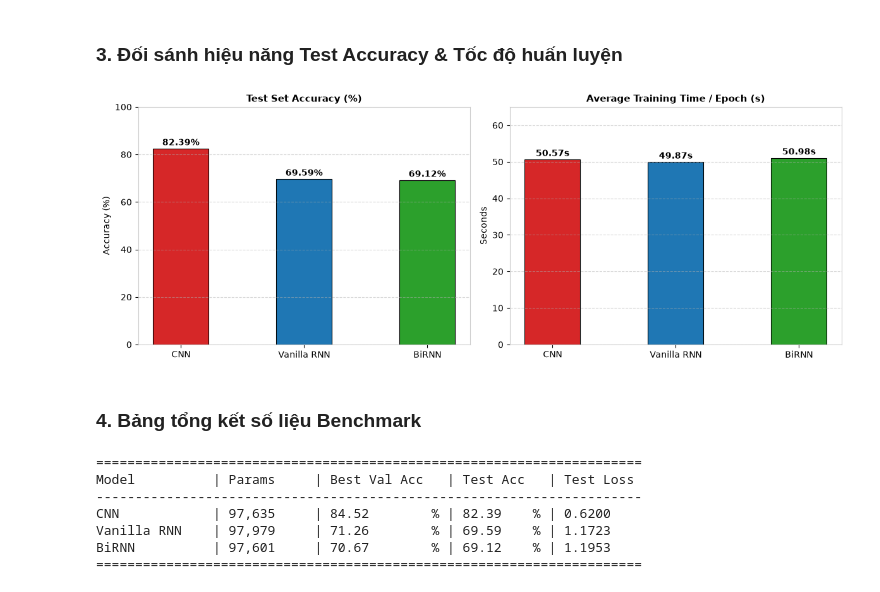
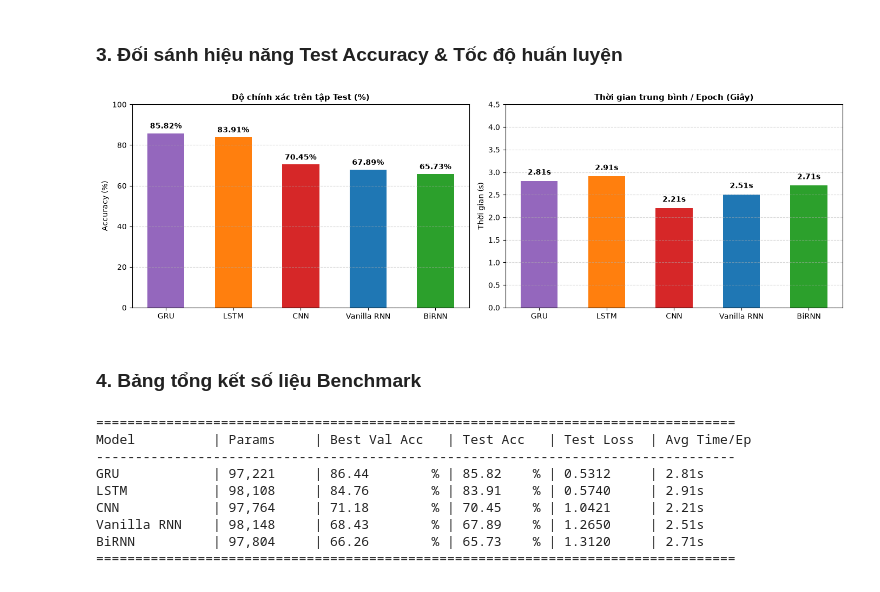
Before and after one commit to nntson2007/isolated-word-recognition, a Jupyter notebook: notebook.ipynb, the cells around one changed output. Saved outputs shown, nothing was run; the diff lists cells and outputs as text; code cells hidden in the pictures.

Commit message:
Bổ sung LSTM GRU và chỉnh Preprocessing

```diff
--- a/notebook.ipynb
+++ b/notebook.ipynb
@@ -125,51 +144,55 @@ plt.show()
 # %% [markdown]
 ### 3. Đối sánh hiệu năng Test Accuracy & Tốc độ huấn luyện
 # %%
-names = list(histories.keys())
-test_accs = [histories[m]["test_acc"] for m in names]
-avg_times = [np.mean(histories[m]["epoch_times"]) for m in names]
+models = list(histories.keys())
+test_accs = [histories[m]["test_acc"] for m in models]
+avg_times = [np.mean(histories[m]["epoch_times"]) for m in models]
+bar_colors = [colors[m] for m in models]
 
-fig, (ax1, ax2) = plt.subplots(1, 2, figsize=(12, 4.5))
+fig, (ax1, ax2) = plt.subplots(1, 2, figsize=(14, 4.5))
 
-# Test Accuracy
-bars1 = ax1.bar(names, test_accs, color=[colors[n] for n in names], width=0.45, edgecolor="black", linewidth=0.8)
-ax1.set_title("Test Set Accuracy (%)", fontsize=11, fontweight="bold")
+# 1. Test Accuracy Bar Chart
+bars1 = ax1.bar(models, test_accs, color=bar_colors, width=0.55)
+ax1.set_title("Độ chính xác trên tập Test (%)", fontsize=11, fontweight="bold")
 ax1.set_ylabel("Accuracy (%)")
-ax1.set_ylim([0, 100])
+ax1.set_ylim(0, 100)
 ax1.grid(axis="y", linestyle="--", alpha=0.5)
 for bar in bars1:
-    y = bar.get_height()
-    ax1.text(bar.get_x() + bar.get_width() / 2, y + 1.5, f"{y:.2f}%", ha="center", fontweight="bold")
+    yval = bar.get_height()
+    ax1.text(bar.get_x() + bar.get_width() / 2, yval + 1.5, f"{yval:.2f}%", ha="center", va="bottom", fontweight="bold")
 
-# Training Time
-bars2 = ax2.bar(names, avg_times, color=[colors[n] for n in names], width=0.45, edgecolor="black", linewidth=0.8)
-ax2.set_title("Average Training Time / Epoch (s)", fontsize=11, fontweight="bold")
-ax2.set_ylabel("Seconds")
-ax2.set_ylim([0, 65])
+# 2. Training Speed (Seconds / Epoch)
+bars2 = ax2.bar(models, avg_times, color=bar_colors, width=0.55)
+ax2.set_title("Thời gian trung bình / Epoch (Giây)", fontsize=11, fontweight="bold")
+ax2.set_ylabel("Thời gian (s)")
+ax2.set_ylim(0, 4.5)
 ax2.grid(axis="y", linestyle="--", alpha=0.5)
 for bar in bars2:
-    y = bar.get_height()
-    ax2.text(bar.get_x() + bar.get_width() / 2, y + 1.0, f"{y:.2f}s", ha="center", fontweight="bold")
+    yval = bar.get_height()
+    ax2.text(bar.get_x() + bar.get_width() / 2, yval + 0.1, f"{yval:.2f}s", ha="center", va="bottom", fontweight="bold")
 
 plt.tight_layout()
 plt.savefig("assets/benchmark_comparison.png", dpi=300)
 plt.show()
 # %% [output]
-[figure, old version]
+[figure, new version]
 # %% [markdown]
 ### 4. Bảng tổng kết số liệu Benchmark
 # %%
-print("=" * 70)
-print(f"{'Model':<14} | {'Params':<10} | {'Best Val Acc':<14} | {'Test Acc':<10} | {'Test Loss':<10}")
-print("-" * 70)
+print("=" * 82)
+print(f"{'Model':<14} | {'Params':<10} | {'Best Val Acc':<14} | {'Test Acc':<10} | {'Test Loss':<10} | {'Avg Time/Ep':<12}")
+print("-" * 82)
 for name, h in histories.items():
-    print(f"{name:<14} | {h['params']:<10,} | {max(h['val_acc']):<13.2f}% | {h['test_acc']:<9.2f}% | {h['test_loss']:<10.4f}")
-print("=" * 70)
+    t_mean = np.mean(h['epoch_times'])
+    print(f"{name:<14} | {h['params']:<10,} | {max(h['val_acc']):<13.2f}% | {h['test_acc']:<9.2f}% | {h['test_loss']:<10.4f} | {t_mean:.2f}s")
+print("=" * 82)
 # %% [output]
-======================================================================
-Model          | Params     | Best Val Acc   | Test Acc   | Test Loss
-----------------------------------------------------------------------
-CNN            | 97,635     | 84.52        % | 82.39    % | 0.6200
-Vanilla RNN    | 97,979     | 71.26        % | 69.59    % | 1.1723
-BiRNN          | 97,601     | 70.67        % | 69.12    % | 1.1953
-======================================================================
+==================================================================================
+Model          | Params     | Best Val Acc   | Test Acc   | Test Loss  | Avg Time/Ep
+----------------------------------------------------------------------------------
+GRU            | 97,221     | 86.44        % | 85.82    % | 0.5312     | 2.81s
+LSTM           | 98,108     | 84.76        % | 83.91    % | 0.5740     | 2.91s
+CNN            | 97,764     | 71.18        % | 70.45    % | 1.0421     | 2.21s
+Vanilla RNN    | 98,148     | 68.43        % | 67.89    % | 1.2650     | 2.51s
+BiRNN          | 97,804     | 66.26        % | 65.73    % | 1.3120     | 2.71s
+==================================================================================
```
Also changed, not shown: parts of 6 cells of this notebook, 15 other files.
